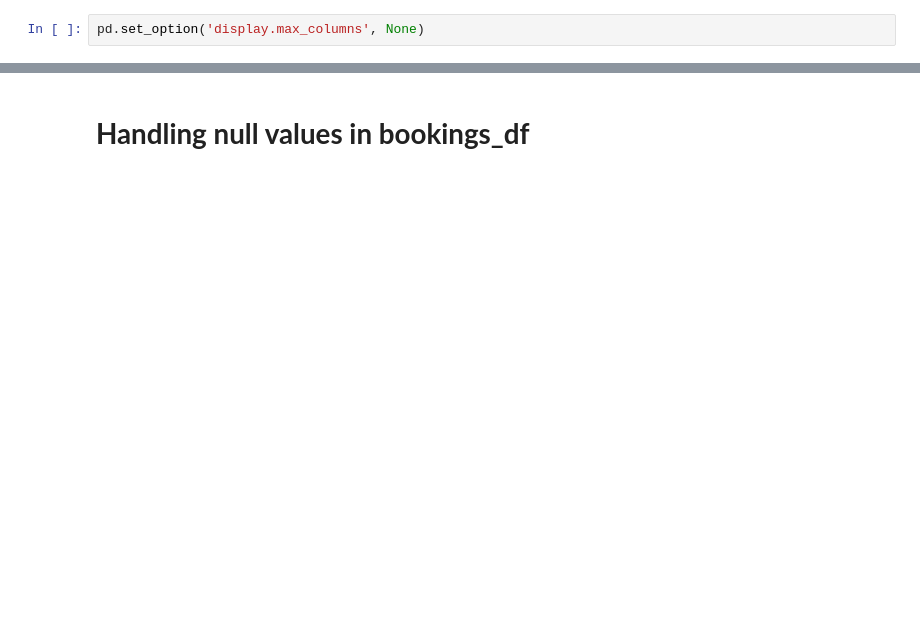
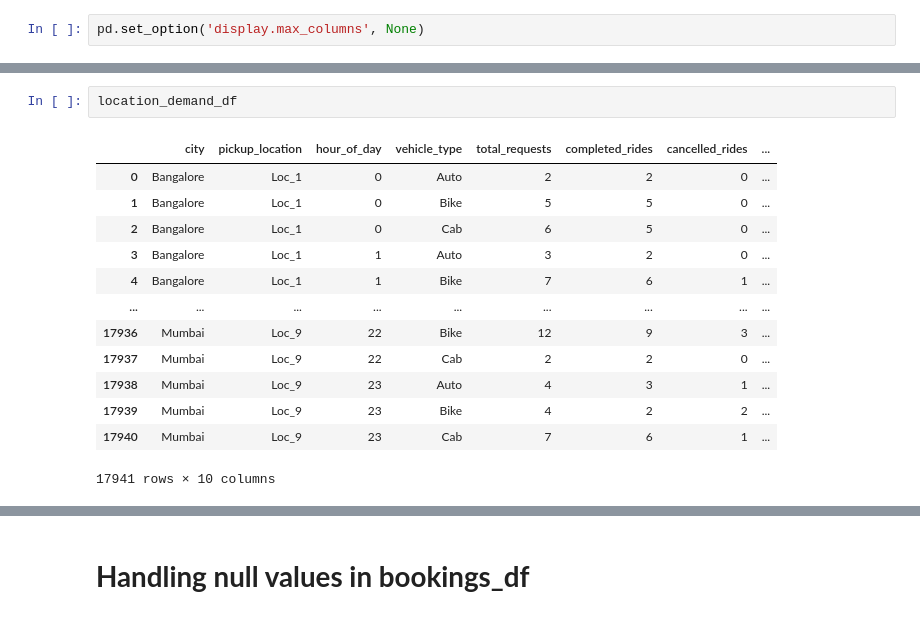
Before and after one commit to omkar-mandhare26/rapido-mobility-insights, a Jupyter notebook: data_preprocessing.ipynb, the cells around one changed output, grey strips where cells are left out. Saved outputs shown, nothing was run; the diff lists cells and outputs as text; blank space fills up the shorter version.

```diff
--- a/data_preprocessing.ipynb
+++ b/data_preprocessing.ipynb
@@ -11,0 +61,16 @@ pd.set_option('display.max_columns', None)
+# %%
+location_demand_df
+# %% [output]
+|  | city | pickup_location | hour_of_day | vehicle_type | total_requests | completed_rides | cancelled_rides | ... |
+| 0 | Bangalore | Loc_1 | 0 | Auto | 2 | 2 | 0 | ... |
+| 1 | Bangalore | Loc_1 | 0 | Bike | 5 | 5 | 0 | ... |
+| 2 | Bangalore | Loc_1 | 0 | Cab | 6 | 5 | 0 | ... |
+| 3 | Bangalore | Loc_1 | 1 | Auto | 3 | 2 | 0 | ... |
+| 4 | Bangalore | Loc_1 | 1 | Bike | 7 | 6 | 1 | ... |
+| ... | ... | ... | ... | ... | ... | ... | ... | ... |
+| 17936 | Mumbai | Loc_9 | 22 | Bike | 12 | 9 | 3 | ... |
+| 17937 | Mumbai | Loc_9 | 22 | Cab | 2 | 2 | 0 | ... |
+| 17938 | Mumbai | Loc_9 | 23 | Auto | 4 | 3 | 1 | ... |
+| 17939 | Mumbai | Loc_9 | 23 | Bike | 4 | 2 | 2 | ... |
+| 17940 | Mumbai | Loc_9 | 23 | Cab | 7 | 6 | 1 | ... |
+17941 rows × 10 columns
```
Also changed, not shown: parts of 23 cells of this notebook, 2 other files.
